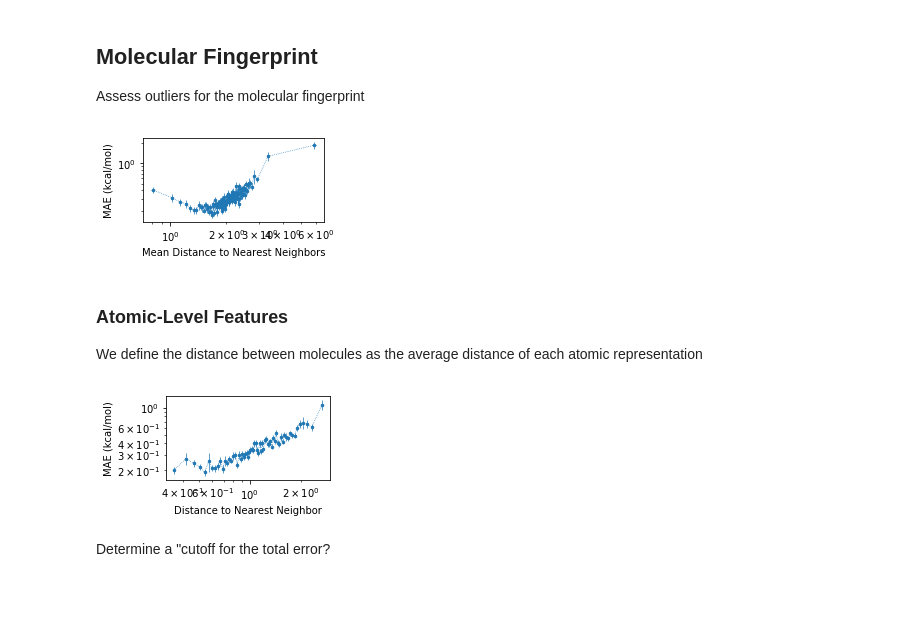
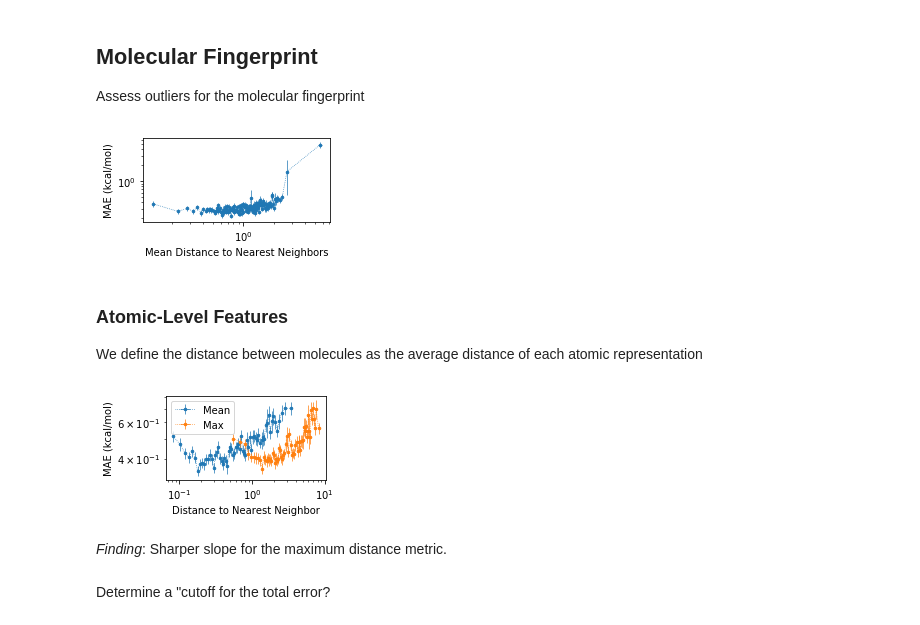
Before and after one commit to globus-labs/solvation-energy-ml, a Jupyter notebook: external-validation/1_plot-distance-metrics.ipynb, the cells around one changed output. Drawn from its saved outputs; the diff is of its cells as text; code cells hidden in the pictures; blank space fills up the shorter version.

```diff
--- a/external-validation/1_plot-distance-metrics.ipynb
+++ b/external-validation/1_plot-distance-metrics.ipynb
@@ -14,4 +17,4 @@ import os
 ## Load in the Results
 We computed the error for different molecules in the hold-out sets and distance metrics based on their models
 # %%
-data = dict((x, pd.read_csv(f'{x}.csv')) for x in ['molecule', 'atomic-fingerprints'])
+data = dict((x, pd.read_csv(f'{x}.csv').sample(frac=1)) for x in ['molecule', 'atomic-fingerprints'])
@@ -38,7 +52,7 @@ fig.tight_layout()
 fig.savefig(os.path.join('figures', 'error-vs-distance.png'), dpi=320)
 fig.savefig(os.path.join('figures', 'error-vs-distance.eps'))
 # %% [output]
-[figure, old version]
+[figure, new version]
 # %% [markdown]
 ### Atomic-Level Features
 We define the distance between molecules as the average distance of each atomic representation
@@ -47,21 +61,25 @@ subset = data['atomic-fingerprints']
 # %%
 fig, ax = plt.subplots(figsize=(3.5, 2))
 
-n=1
-dist_col = f'train_dist_{n}'
-dist_mean, dist_sem, err_mean, err_sem = zip(*[(np.mean(s[dist_col]), sem(s[dist_col]), np.mean(s['sol_acn_error'].abs()), sem(s['sol_acn_error'].abs()))
-                                       for s in np.array_split(subset.sort_values(dist_col), 64)[2:]])
+n=64
+for t in ['mean', 'max']:
+    dist_col = f'train_dist_{t}_{n}'
+    dist_mean, dist_sem, err_mean, err_sem = zip(*[(np.mean(s[dist_col]), sem(s[dist_col]), np.mean(s['sol_acn_error'].abs()), sem(s['sol_acn_error'].abs()))
+                                           for s in np.array_split(subset.sort_values(dist_col), 64)[2:]])
 
-ax.errorbar(dist_mean, err_mean, xerr=dist_sem, yerr=err_sem, label=f'k={n}', marker='o',
-            markersize=2.5, linestyle=':', lw=0.7)
+    ax.errorbar(dist_mean, err_mean, xerr=dist_sem, yerr=err_sem, label=t.capitalize(), marker='o',
+                markersize=2.5, linestyle=':', lw=0.7)
+ax.legend()
 ax.set_xscale('log', basex=10)
 ax.set_yscale('log')
 ax.set_xlabel('Distance to Nearest Neighbor')
 ax.set_ylabel('MAE (kcal/mol)')
 fig.tight_layout()
 fig.savefig(os.path.join('figures', 'error-vs-distance_atomic.png'), dpi=320)
 fig.savefig(os.path.join('figures', 'error-vs-distance_atomic.eps'))
 # %% [output]
-[figure, old version]
+[figure, new version]
+# %% [markdown]
+*Finding*: Sharper slope for the maximum distance metric.
 # %% [markdown]
 Determine a "cutoff for the total error?
```
Also changed, not shown: parts of 7 cells of this notebook, 9 other files.
